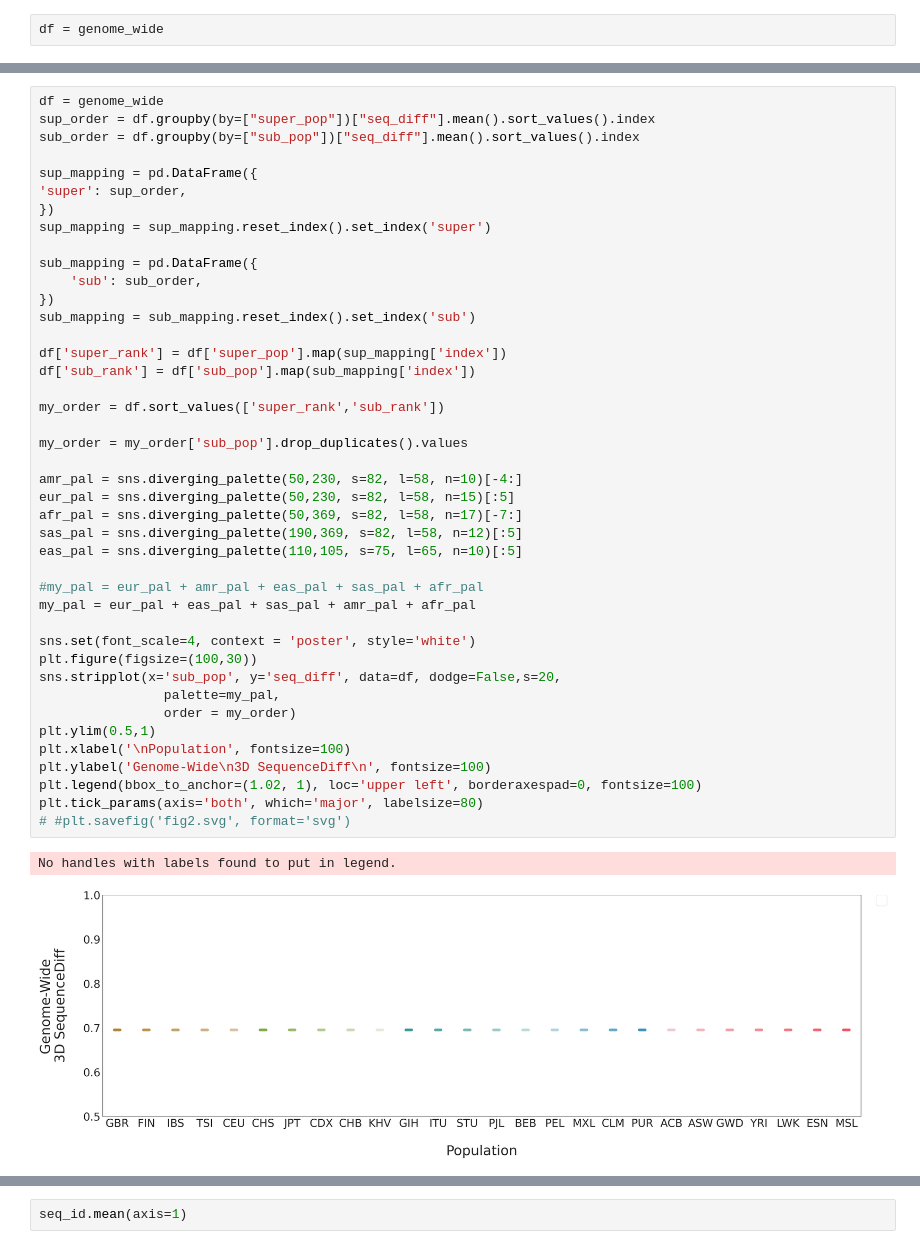
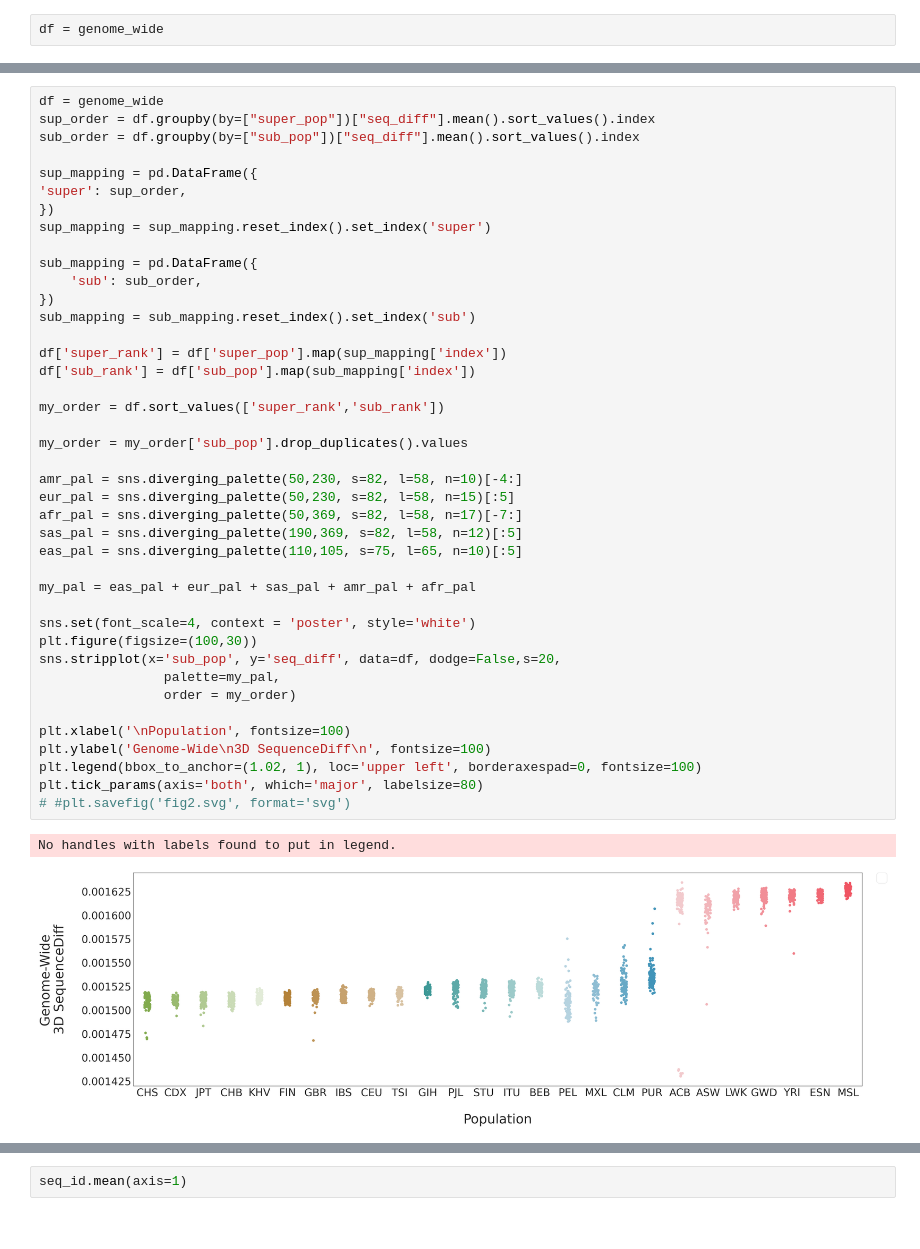
Before and after one commit to erin-n-gilbertson/3DGenome-diversity, a Jupyter notebook: activeNotebooks/AncestralPairAnalysis_new.ipynb, the cells around one changed output, grey strips where cells are left out. Saved outputs shown, nothing was run; the diff lists cells and outputs as text.

```diff
--- a/activeNotebooks/AncestralPairAnalysis_new.ipynb
+++ b/activeNotebooks/AncestralPairAnalysis_new.ipynb
@@ -852,37 +850,36 @@ sub_mapping = pd.DataFrame({
     'sub': sub_order,
 })
 sub_mapping = sub_mapping.reset_index().set_index('sub')
 
 df['super_rank'] = df['super_pop'].map(sup_mapping['index'])
 df['sub_rank'] = df['sub_pop'].map(sub_mapping['index'])
 
 my_order = df.sort_values(['super_rank','sub_rank'])
 
 my_order = my_order['sub_pop'].drop_duplicates().values
 
 amr_pal = sns.diverging_palette(50,230, s=82, l=58, n=10)[-4:]
 eur_pal = sns.diverging_palette(50,230, s=82, l=58, n=15)[:5]
 afr_pal = sns.diverging_palette(50,369, s=82, l=58, n=17)[-7:]
 sas_pal = sns.diverging_palette(190,369, s=82, l=58, n=12)[:5]
 eas_pal = sns.diverging_palette(110,105, s=75, l=65, n=10)[:5]
 
-#my_pal = eur_pal + amr_pal + eas_pal + sas_pal + afr_pal
-my_pal = eur_pal + eas_pal + sas_pal + amr_pal + afr_pal
+my_pal = eas_pal + eur_pal + sas_pal + amr_pal + afr_pal
 
 sns.set(font_scale=4, context = 'poster', style='white')
 plt.figure(figsize=(100,30))
 sns.stripplot(x='sub_pop', y='seq_diff', data=df, dodge=False,s=20,
                 palette=my_pal,
                 order = my_order)
-plt.ylim(0.5,1)
+
 plt.xlabel('\nPopulation', fontsize=100)
 plt.ylabel('Genome-Wide\n3D SequenceDiff\n', fontsize=100)
 plt.legend(bbox_to_anchor=(1.02, 1), loc='upper left', borderaxespad=0, fontsize=100)
 plt.tick_params(axis='both', which='major', labelsize=80)
 # #plt.savefig('fig2.svg', format='svg')
 # %% [output]
 No handles with labels found to put in legend.
-[figure, old version]
+[figure, new version]
 # %%
 genome_wide
 # %% [output]
```
Also changed, not shown: parts of 5 cells of this notebook, 1 other file.
